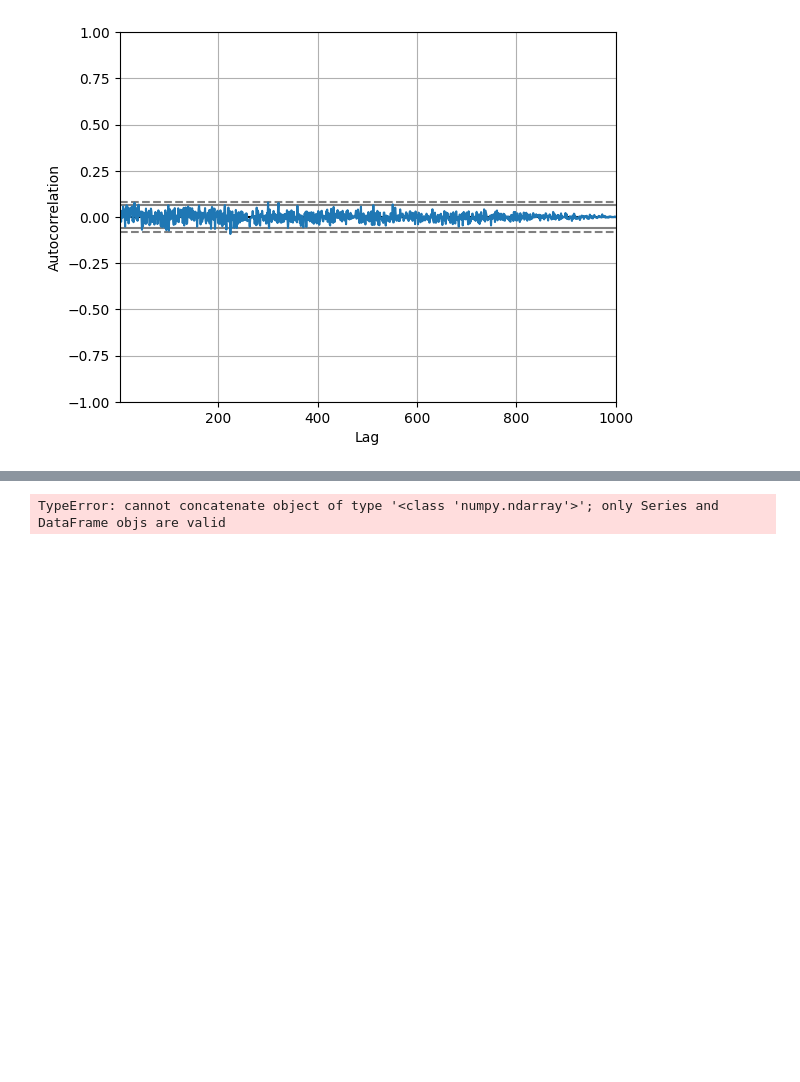
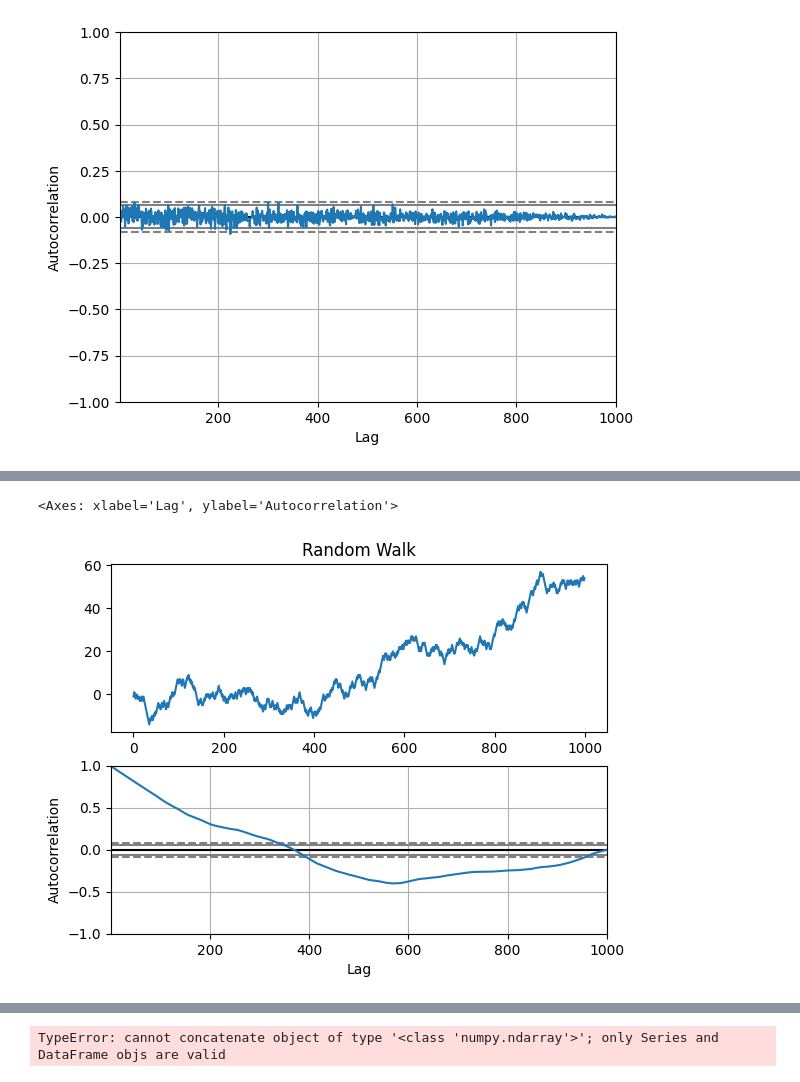
Before and after one commit to khyeee/MyCodingJourney, a Jupyter notebook: TimeSeriesAnalysis_Playground.ipynb, the cells around one changed output, grey strips where cells are left out. Drawn from its saved outputs; the diff is of its cells as text; code cells hidden in the pictures; blank space fills up the shorter version.

```diff
--- a/TimeSeriesAnalysis_Playground.ipynb
+++ b/TimeSeriesAnalysis_Playground.ipynb
@@ -157,0 +182,21 @@ pd.plotting.autocorrelation_plot(rndSeries)
+# %%
+random.seed(1)
+rndWalk = list()
+rndWalk.append(-1 if random.random() < 0.5 else 1)
+
+for i in range(1,1000):
+    movement = -1 if random.random() < 0.5 else 1
+    value = rndWalk[i-1] + movement
+    rndWalk.append(value)
+
+plt.figure(1)
+plt.subplot(211)
+plt.plot(rndWalk)
+plt.title('Random Walk')
+
+plt.subplot(212)
+
+pd.plotting.autocorrelation_plot(rndWalk)
+# %% [output]
+<Axes: xlabel='Lag', ylabel='Autocorrelation'>
+[figure, added]
```
Also changed, not shown: parts of 8 cells of this notebook.
